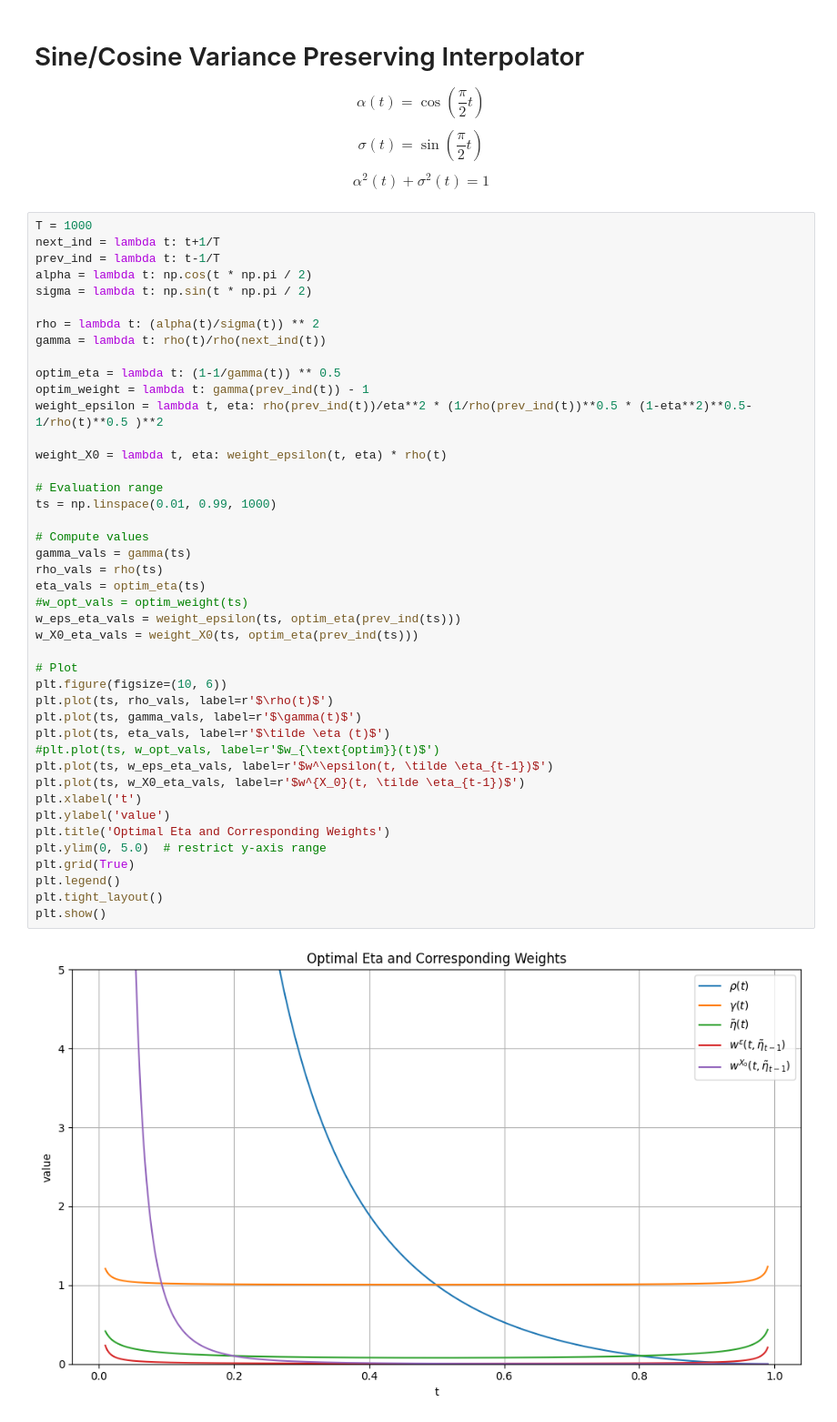
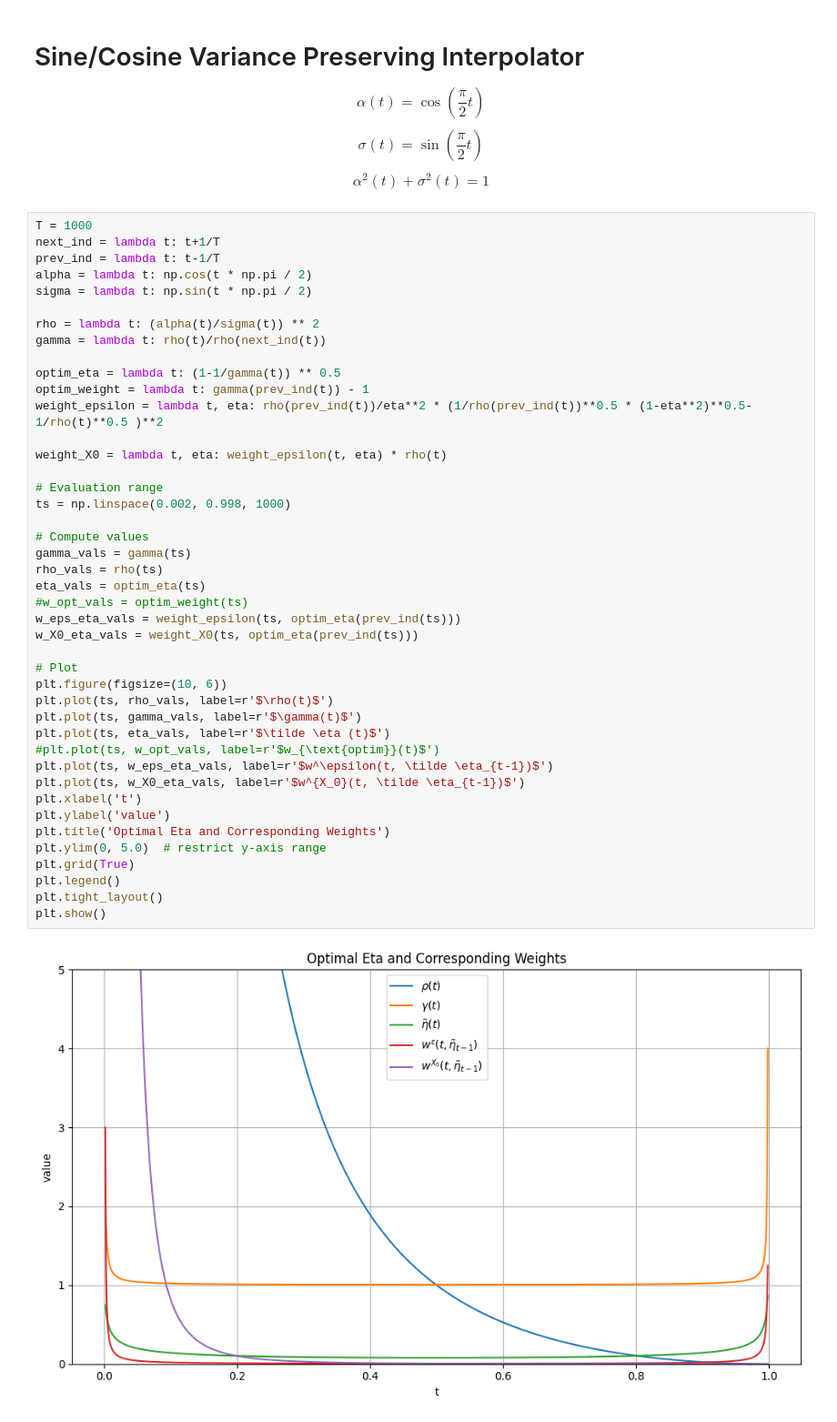
Before and after one commit to SzymonNowakowski/diffusions, a Jupyter notebook: weight_charts.ipynb, the cells around one changed output. Shown: that part at 91% size. Drawn from its saved outputs; the diff is of its cells as text.

Commit message:
changed the plotting range

```diff
--- a/weight_charts.ipynb
+++ b/weight_charts.ipynb
@@ -88,32 +88,32 @@ weight_epsilon = lambda t, eta: rho(prev_ind(t))/eta**2 * (1/rho(prev_ind(t))**0
 
 weight_X0 = lambda t, eta: weight_epsilon(t, eta) * rho(t)
 
 # Evaluation range
-ts = np.linspace(0.01, 0.99, 1000)
+ts = np.linspace(0.002, 0.998, 1000)
 
 # Compute values
 gamma_vals = gamma(ts)
 rho_vals = rho(ts)
 eta_vals = optim_eta(ts)
 #w_opt_vals = optim_weight(ts)
 w_eps_eta_vals = weight_epsilon(ts, optim_eta(prev_ind(ts)))
 w_X0_eta_vals = weight_X0(ts, optim_eta(prev_ind(ts)))
 
 # Plot
 plt.figure(figsize=(10, 6))
 plt.plot(ts, rho_vals, label=r'$\rho(t)$')
 plt.plot(ts, gamma_vals, label=r'$\gamma(t)$')
 plt.plot(ts, eta_vals, label=r'$\tilde \eta (t)$')
 #plt.plot(ts, w_opt_vals, label=r'$w_{\text{optim}}(t)$')
 plt.plot(ts, w_eps_eta_vals, label=r'$w^\epsilon(t, \tilde \eta_{t-1})$')
 plt.plot(ts, w_X0_eta_vals, label=r'$w^{X_0}(t, \tilde \eta_{t-1})$')
 plt.xlabel('t')
 plt.ylabel('value')
 plt.title('Optimal Eta and Corresponding Weights')
 plt.ylim(0, 5.0)  # restrict y-axis range
 plt.grid(True)
 plt.legend()
 plt.tight_layout()
 plt.show()
 # %% [output]
-[figure, old version]
+[figure, new version]
```
Also changed, not shown: parts of 1 cell of this notebook.
